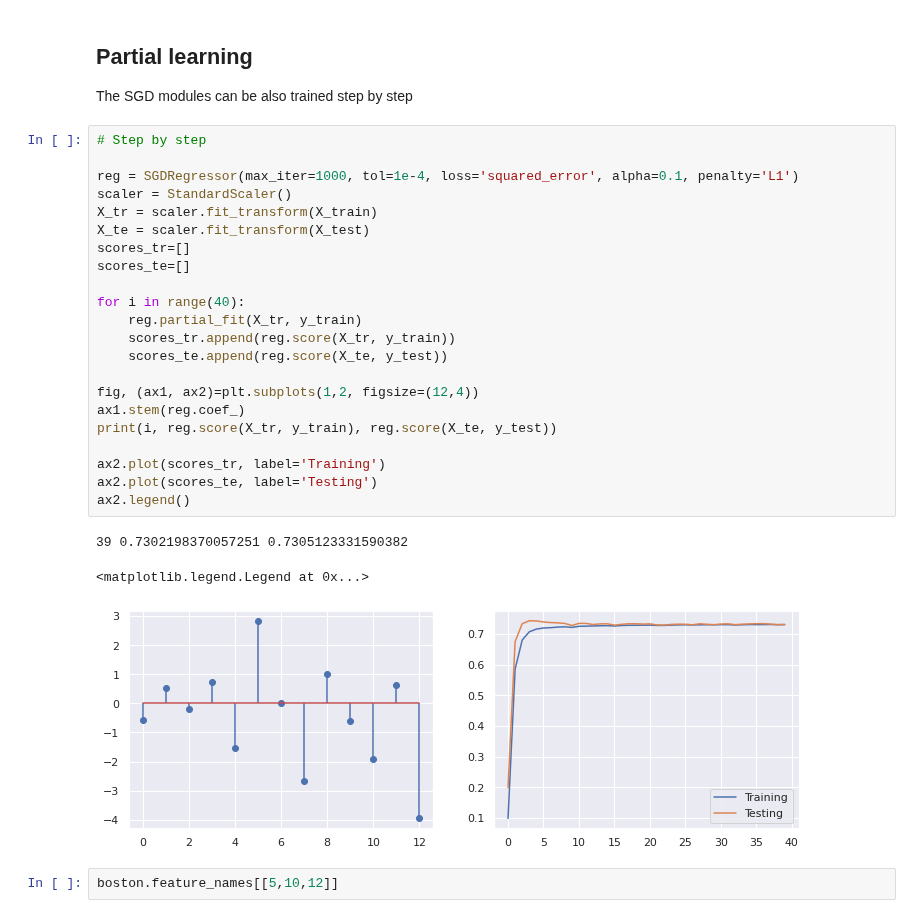
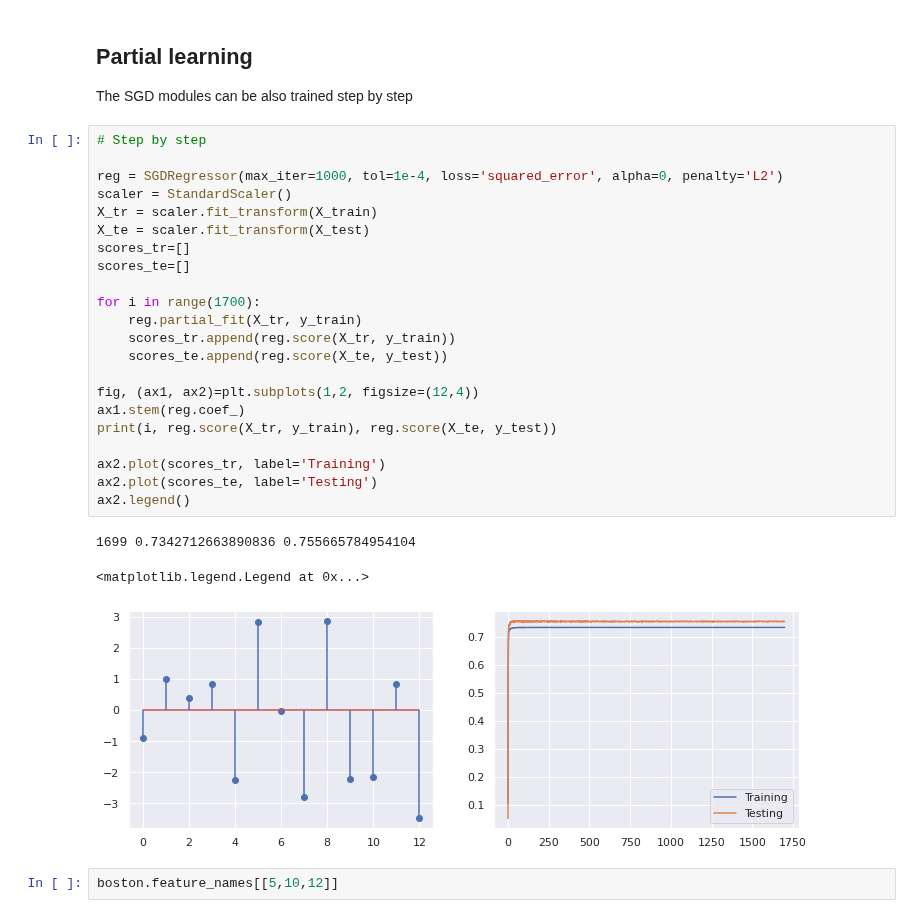
Before and after one commit to pevalisuo/AML, a Jupyter notebook: lectures/Learning_model_parameters.ipynb, the cells around one changed output. Cells and saved outputs as stored; diff of their text form.

```diff
--- a/lectures/Learning_model_parameters.ipynb
+++ b/lectures/Learning_model_parameters.ipynb
@@ -276,29 +277,29 @@ The SGD modules can be also trained step by step
 # %%
 # Step by step
 
-reg = SGDRegressor(max_iter=1000, tol=1e-4, loss='squared_error', alpha=0.1, penalty='L1')
+reg = SGDRegressor(max_iter=1000, tol=1e-4, loss='squared_error', alpha=0, penalty='L2')
 scaler = StandardScaler()
 X_tr = scaler.fit_transform(X_train)
 X_te = scaler.fit_transform(X_test)
 scores_tr=[]
 scores_te=[]
 
-for i in range(40):
+for i in range(1700):
     reg.partial_fit(X_tr, y_train)
     scores_tr.append(reg.score(X_tr, y_train))
     scores_te.append(reg.score(X_te, y_test))
 
 fig, (ax1, ax2)=plt.subplots(1,2, figsize=(12,4))
 ax1.stem(reg.coef_)
 print(i, reg.score(X_tr, y_train), reg.score(X_te, y_test))
 
 ax2.plot(scores_tr, label='Training')
 ax2.plot(scores_te, label='Testing')
 ax2.legend()
 # %% [output]
-39 0.7302198370057251 0.7305123331590382
+1699 0.7342712663890836 0.755665784954104
 <matplotlib.legend.Legend at 0x...>
-[figure, old version]
+[figure, new version]
 # %%
 boston.feature_names[[5,10,12]]
 # %% [output]
```
Also changed, not shown: parts of 4 cells of this notebook, 4 other files.
